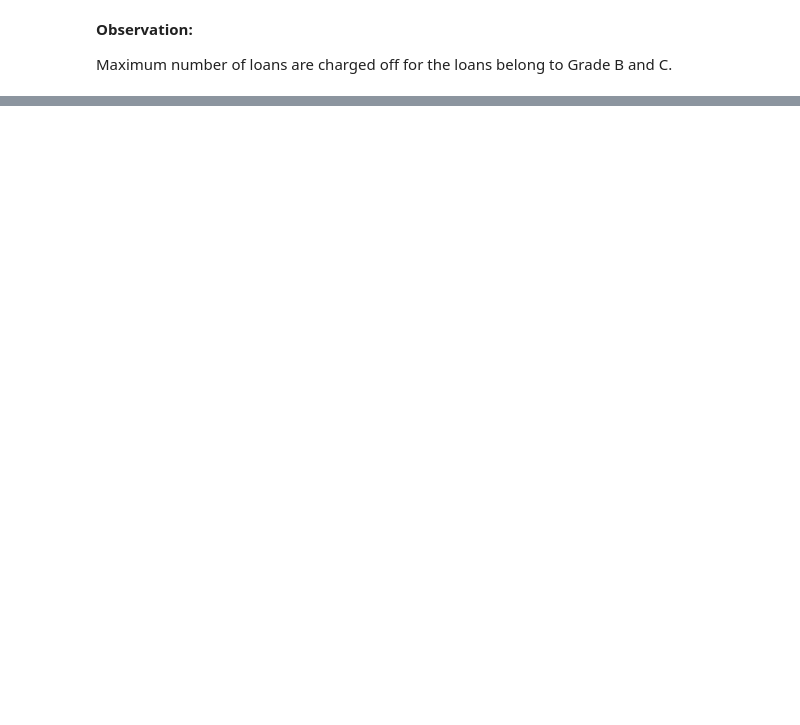
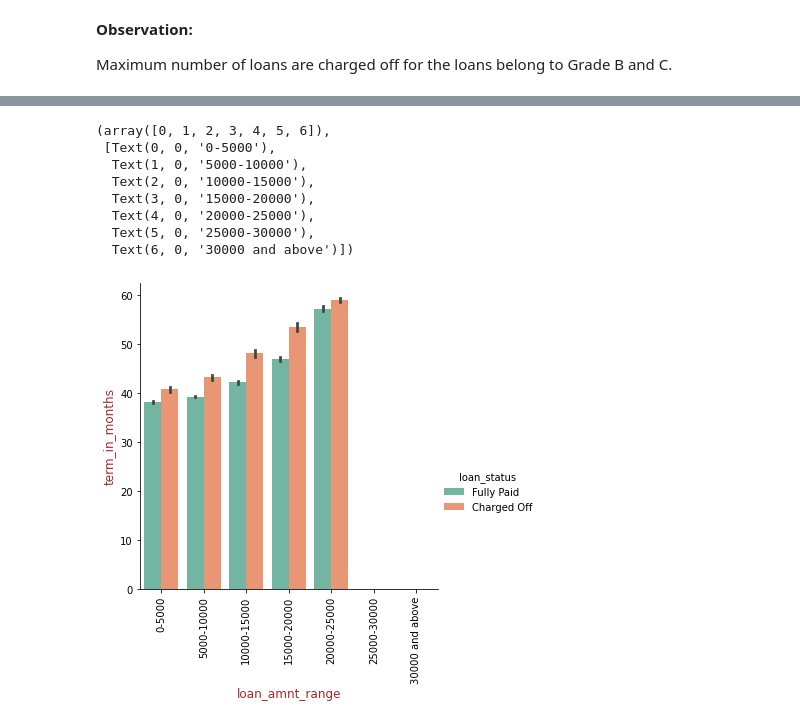
Before and after one commit to abhi-alone/EDA_Case_Study, a Jupyter notebook: Lending_Case_Study_EDA.ipynb, the cells around one changed output, grey strips where cells are left out. Drawn from its saved outputs; the diff is of its cells as text; code cells hidden in the pictures; blank space fills up the shorter version.

```diff
--- a/Lending_Case_Study_EDA.ipynb
+++ b/Lending_Case_Study_EDA.ipynb
@@ -439,0 +455,27 @@ univ_count_Plot('sub_grade', 'loan_status', "Sub Grade", "Loan Count", "Sub-Grad
+# %%
+df_new_cat = df_cleaned_loan_data
+# %%
+#Making bins for Loan Amount
+bins = [0, 5000, 10000, 15000, 20000, 25000,30000,40000]
+slot = ['0-5000', '5000-10000', '10000-15000', '15000-20000', '20000-25000','25000-30000' , '30000 and above']
+df_new_cat['loan_amnt_range'] = cut(df_cleaned_loan_data['loan_amnt'], bins, labels=slot)
+# %%
+#Making bins for intrest
+bins = [0, 3, 6, 9, 12, 15, 18, 21, 24]
+slot = ['0-3', '3-6', '6-9', '9-12', '12-15','15-18' , '18-21' , '21 and above']
+df_new_cat['int_rate_range'] = cut(df_cleaned_loan_data['int_rate'], bins, labels=slot)
+# %%
+sb_plt.catplot(x = 'loan_amnt_range',y = 'term_in_months', data = df_new_cat,hue = 'loan_status', kind = 'bar',palette = "Set2")
+ylabel('term_in_months', fontdict={'fontsize': 12, 'fontweight' : 5, 'color' : 'Brown'})
+xlabel('loan_amnt_range', fontdict={'fontsize': 12, 'fontweight' : 5, 'color' : 'Brown'})
+xticks(rotation = 90)
+# %% [output]
+(array([0, 1, 2, 3, 4, 5, 6]),
+ [Text(0, 0, '0-5000'),
+  Text(1, 0, '5000-10000'),
+  Text(2, 0, '10000-15000'),
+  Text(3, 0, '15000-20000'),
+  Text(4, 0, '20000-25000'),
+  Text(5, 0, '25000-30000'),
+  Text(6, 0, '30000 and above')])
+[figure, added]
```
Also changed, not shown: parts of 11 cells of this notebook.
